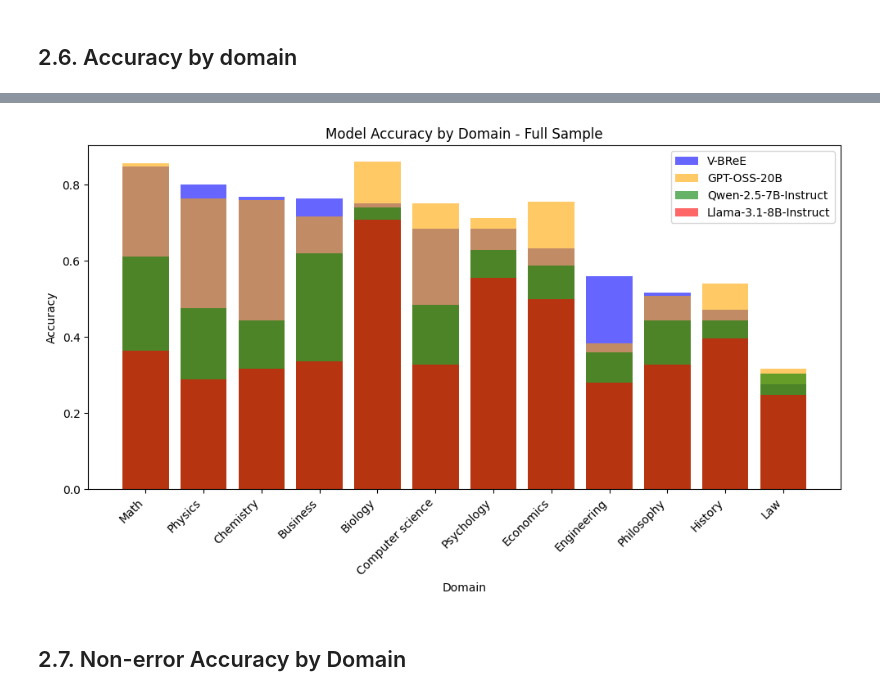
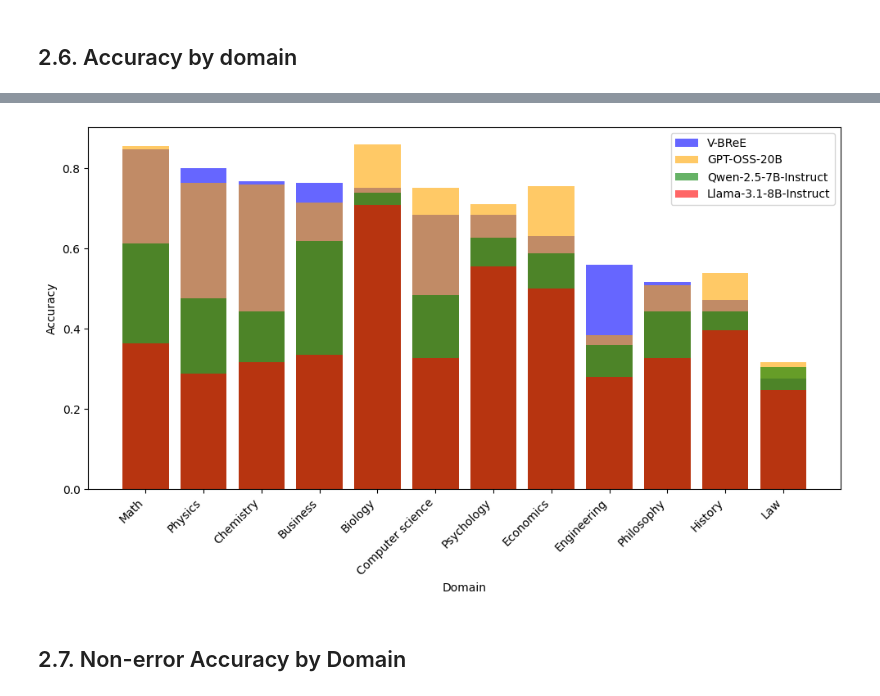
Before and after one commit to JasonIves/V-BReE, a Jupyter notebook: results/v_bree_accuracy_assessment.ipynb, the cells around one changed output, grey strips where cells are left out. Saved outputs shown, nothing was run; the diff lists cells and outputs as text; code cells hidden in the pictures.

```diff
--- a/results/v_bree_accuracy_assessment.ipynb
+++ b/results/v_bree_accuracy_assessment.ipynb
@@ -17,7 +17,7 @@ sample = pd.read_csv("../data/mmlu_pro_12_cat_250_sample_20260306.csv")
 
 data = pd.read_csv('../data/full_sample_results/v-bree_mmlupro_test_0_3000_20260306_final.csv')
 
-merged = pd.merge(data, sample[["question_id", "answer"]], c)
+merged = pd.merge(data, sample[["question_id", "answer"]], left_on = "id", right_on = "question_id", how = "left")
 
 chosen_responses = merged[merged["chosen_response"] == True]
 
@@ -216,20 +277,20 @@ display(accuracy_by_domain_df)
 # %%
 fig, ax = plt.subplots(figsize=(10, 6))
 v_bree_bars = ax.bar(accuracy_by_domain_df["Domain"], height=accuracy_by_domain_df["V-BReE Accuracy"], label='V-BReE', alpha=0.6, color='blue')
 gpt_bars = ax.bar(accuracy_by_domain_df["Domain"], height=accuracy_by_domain_df["GPT-OSS-20B Accuracy"], label='GPT-OSS-20B', alpha=0.6, color='orange')
 qwen_bars = ax.bar(accuracy_by_domain_df["Domain"], height=accuracy_by_domain_df["Qwen-2.5-7B-Instruct Accuracy"], label='Qwen-2.5-7B-Instruct', alpha=0.6, color='green')
 llama_bars = ax.bar(accuracy_by_domain_df["Domain"], height=accuracy_by_domain_df["Llama-3.1-8B-Instruct Accuracy"], label='Llama-3.1-8B-Instruct', alpha=0.6, color='red')
 
-ax.set_title('Model Accuracy by Domain - Full Sample')
+## ax.set_title('Model Accuracy by Domain - Full Sample')
 ax.set_xlabel('Domain')
 ax.set_xticks(range(len(accuracy_by_domain_df["Domain"])))
 ax.set_xticklabels(accuracy_by_domain_df["Domain"], rotation=45, ha='right')
 ax.set_ylabel('Accuracy')
 ax.legend()
 plt.tight_layout()
 plt.show()
 # %% [output]
-[figure, old version]
+[figure, new version]
 # %% [markdown]
 ## 2.7. Non-error Accuracy by Domain
 # %%
```
Also changed, not shown: parts of 13 cells of this notebook, 4 other files.
